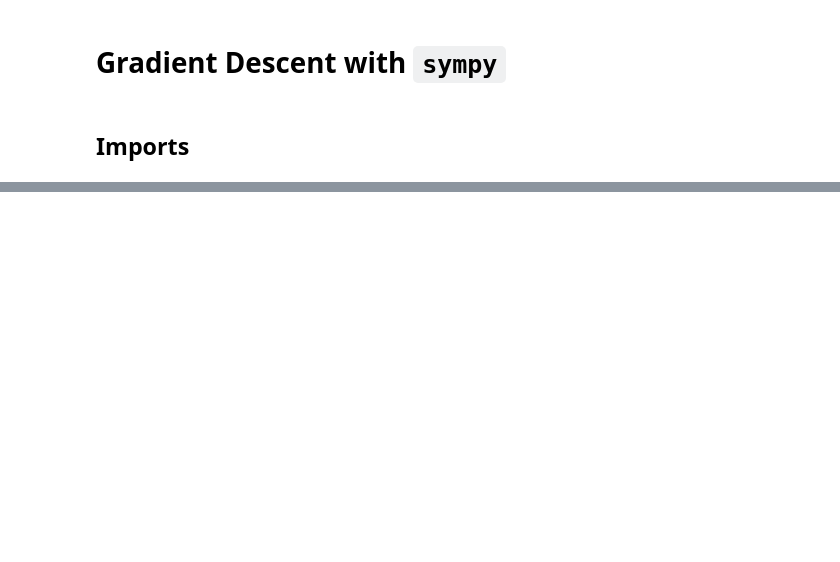
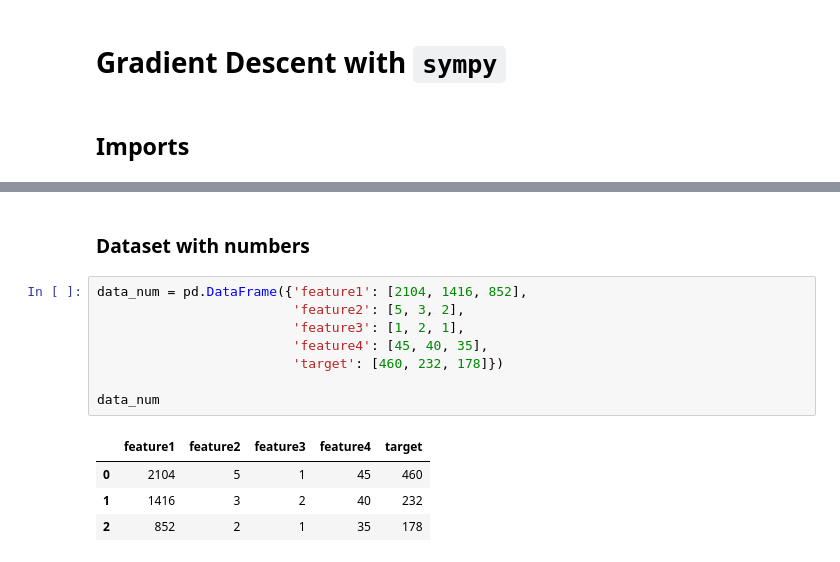
Before and after one commit to PaulToronto/Stanford-Andrew-Ng-Machine-Learning-Specialization, a Jupyter notebook: Gradient_Descent_with_Sympy.ipynb, the cells around one changed output, grey strips where cells are left out. Cells and saved outputs as stored; diff of their text form; blank space fills up the shorter version.

```diff
--- a/Gradient_Descent_with_Sympy.ipynb
+++ b/Gradient_Descent_with_Sympy.ipynb
@@ -189,0 +45,15 @@ $\displaystyle \left[\begin{matrix}459.999997619408\\231.999998369408\\177.99999
+# %% [markdown]
+### Dataset with numbers
+# %%
+data_num = pd.DataFrame({'feature1': [2104, 1416, 852],
+                         'feature2': [5, 3, 2],
+                         'feature3': [1, 2, 1],
+                         'feature4': [45, 40, 35],
+                         'target': [460, 232, 178]})
+
+data_num
+# %% [output]
+|  | feature1 | feature2 | feature3 | feature4 | target |
+| 0 | 2104 | 5 | 1 | 45 | 460 |
+| 1 | 1416 | 3 | 2 | 40 | 232 |
+| 2 | 852 | 2 | 1 | 35 | 178 |
```
Also changed, not shown: parts of 117 cells of this notebook.
